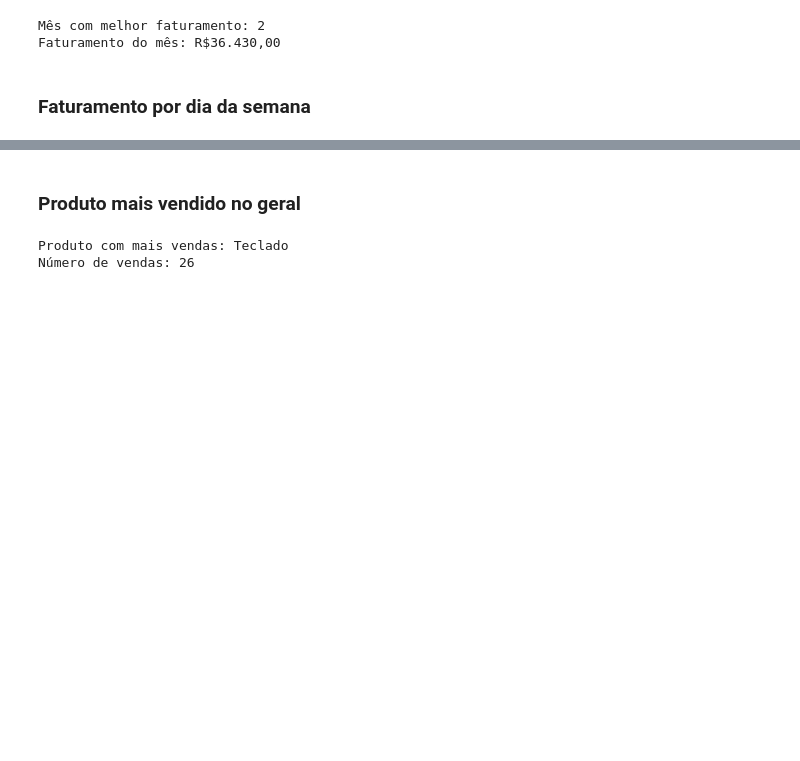
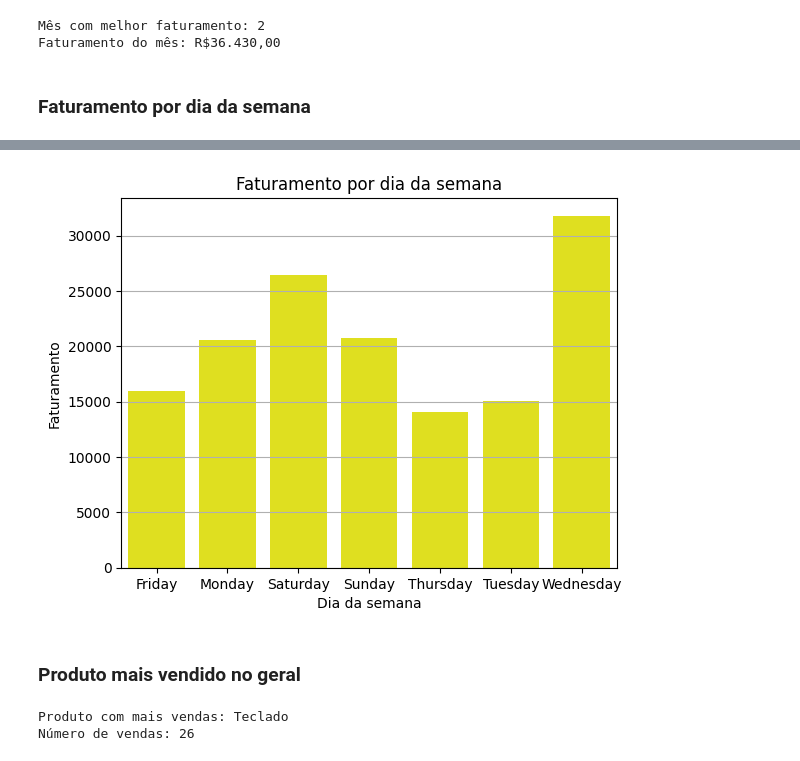
Before and after one commit to GustavoTML/sales-data-analysis-pandas, a Jupyter notebook: analise_nivel_3/dataframe_nivel_3.ipynb, the cells around one changed output, grey strips where cells are left out. Cells and saved outputs as stored; diff of their text form; code cells hidden in the pictures; blank space fills up the shorter version.

```diff
--- a/analise_nivel_3/dataframe_nivel_3.ipynb
+++ b/analise_nivel_3/dataframe_nivel_3.ipynb
@@ -279,3 +335,16 @@ Name: valor_total, dtype: object
+# %%
+graf_fat_por_dia = df_fat_por_dia.copy().reset_index()
+
+sns.barplot(data=graf_fat_por_dia, x="dia_semana", y="valor_total", color="yellow")
+
+plt.title("Faturamento por dia da semana")
+plt.xlabel("Dia da semana")
+plt.ylabel("Faturamento")
+plt.grid(axis="y")
+
+plt.show()
+# %% [output]
+[figure, added]
 # %% [markdown]
 ### Produto mais vendido no geral
 # %%
```
Also changed, not shown: parts of 9 cells of this notebook.
